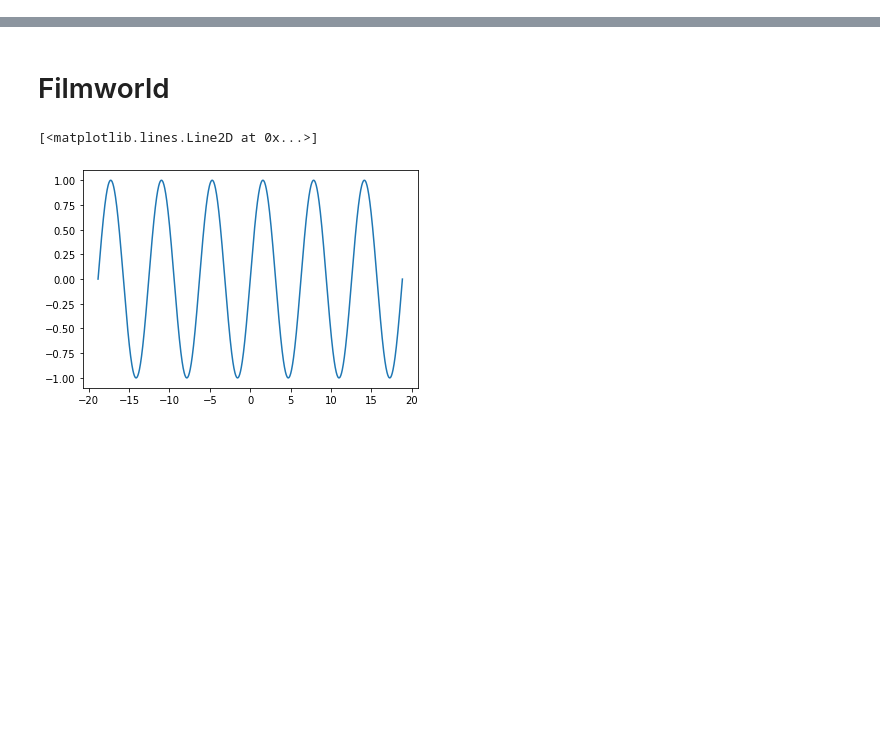
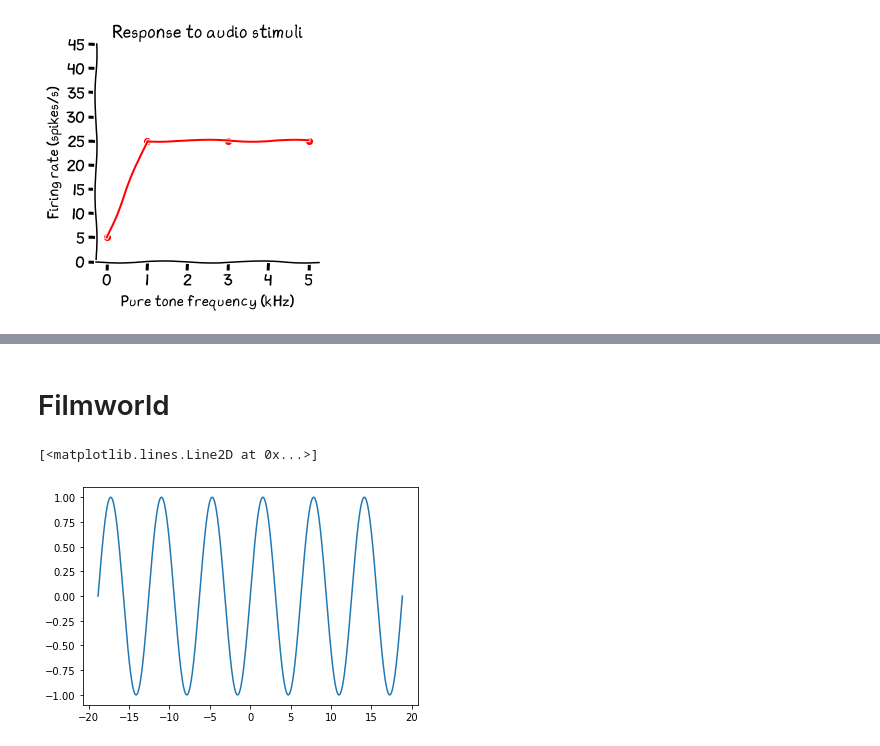
Before and after one commit to Timothysit/swc-dataclub-march-2020, a Jupyter notebook: notebook/conceptual-figures.ipynb, the cells around one changed output, grey strips where cells are left out. Saved outputs shown, nothing was run; the diff lists cells and outputs as text; code cells hidden in the pictures; blank space fills up the shorter version.

```diff
--- a/notebook/conceptual-figures.ipynb
+++ b/notebook/conceptual-figures.ipynb
@@ -6,0 +49,25 @@ import os
+# %%
+contrast_level = [0, 1, 3, 5]
+response_to_contrast = [5, 25, 25, 25]
+
+with plt.xkcd():
+    fig, ax = plt.subplots()
+    fig.set_size_inches(4, 4)
+    ax.scatter(contrast_level, response_to_contrast, color='red')
+    ax.plot(contrast_level, response_to_contrast, color='red')
+
+    ax.set_xlabel('Pure tone frequency (kHz)')
+    ax.set_ylabel('Firing rate (spikes/s)')
+
+    ax.set_ylim([0, 45])
+
+    ax.spines['right'].set_visible(False)
+    ax.spines['top'].set_visible(False)
+
+    ax.set_title('Response to audio stimuli')
+
+fig_ext = '.png'
+fig_name = 'audio_response_presense'
+fig.savefig(os.path.join(fig_folder, fig_name + fig_ext), dpi=FIG_DPI, bbox_inches="tight")
+# %% [output]
+[figure, added]
```
Also changed, not shown: parts of 23 cells of this notebook.
